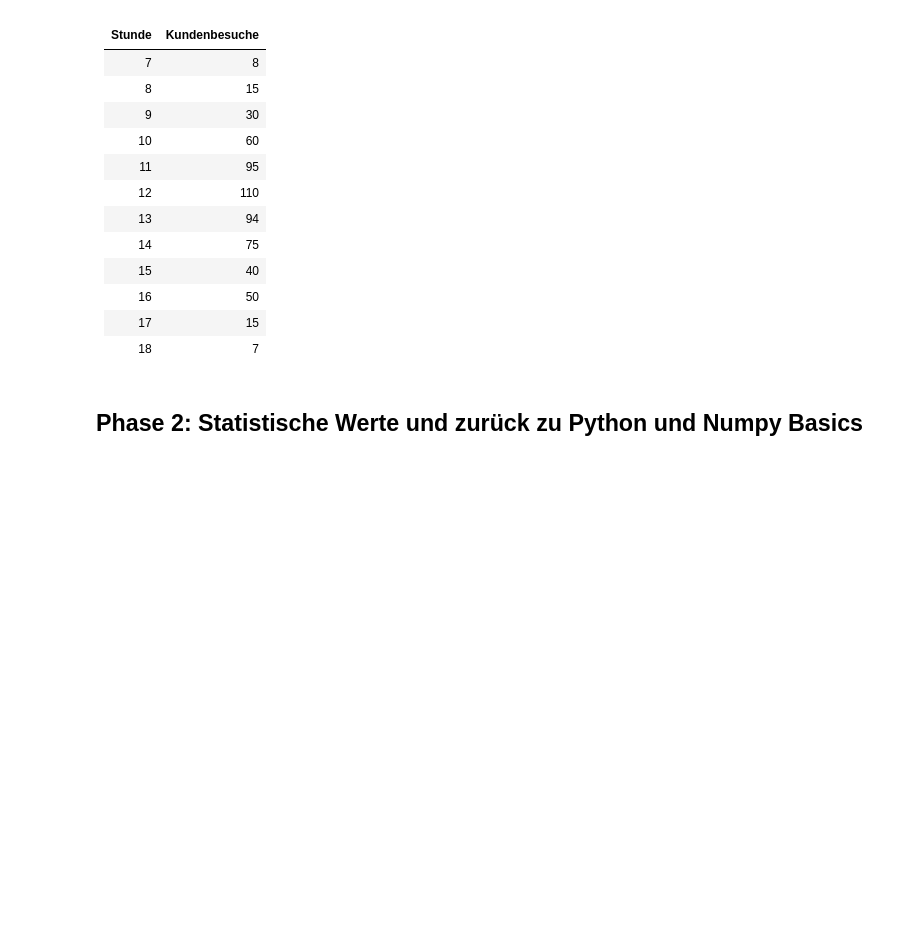
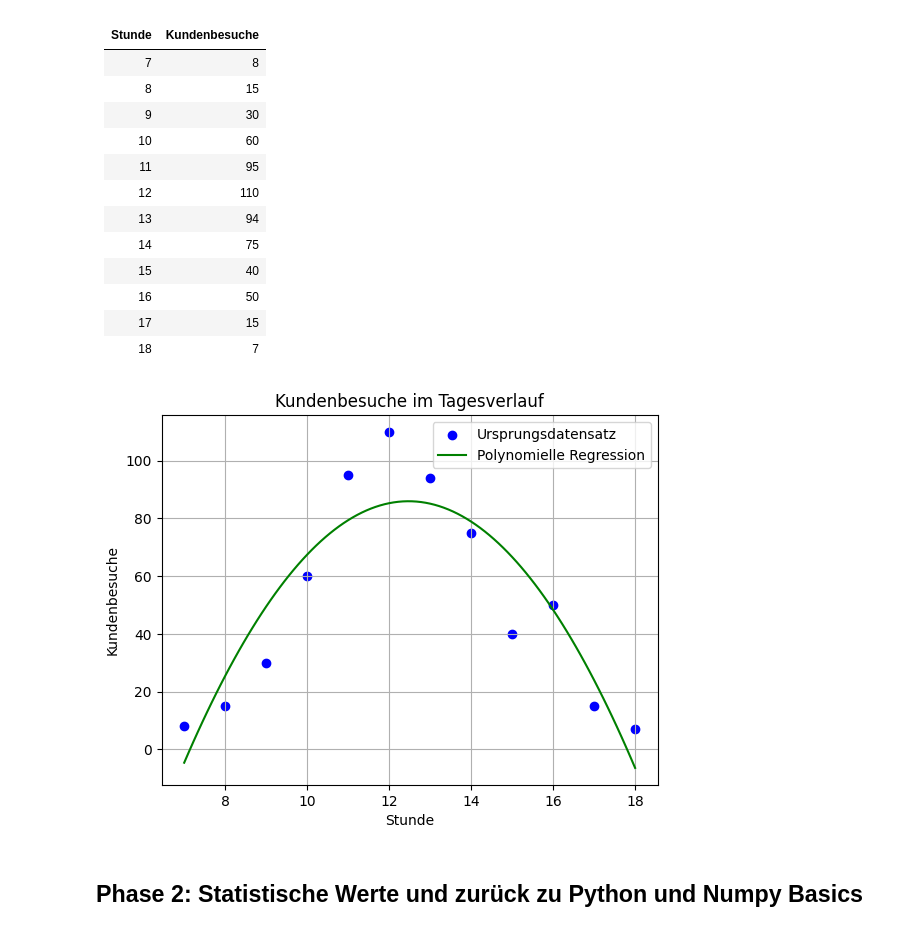
Before and after one commit to schaeferju/003_004, a Jupyter notebook: PythonGrundlagen_005/PythonGrundlagen_005.ipynb, the cells around one changed output. Cells and saved outputs as stored; diff of their text form; code cells hidden in the pictures; blank space fills up the shorter version.

```diff
--- a/PythonGrundlagen_005/PythonGrundlagen_005.ipynb
+++ b/PythonGrundlagen_005/PythonGrundlagen_005.ipynb
@@ -183,3 +166,48 @@ Verwenden Sie sklearn, um eine lineare und eine polynomielle Regression durchzuf
+# %%
+# --- Polynomielle Regression: Kundenbesuche waehrend eines Tages ---
+
+
+# Import benötigter Bibiliotheken
+import numpy as np
+import matplotlib.pyplot as plt
+from sklearn.linear_model import LinearRegression
+from sklearn.preprocessing import PolynomialFeatures
+
+# Numpy arrays fuer Daten
+x = np.array([7, 8, 9, 10, 11, 12, 13, 14, 15, 16, 17, 18]).reshape(-1, 1)
+y = np.array([8, 15, 30, 60, 95, 110, 94, 75, 40, 50, 15, 7])
+
+# Plot der originalen Datenpunkte
+plt.scatter(x , y, color = 'blue', label = 'Ursprungsdatensatz')
+
+# Features erweitern auf Features für Polynom x. Grades
+degree = 2
+poly = PolynomialFeatures(degree)
+x_poly = poly.fit_transform(x)
+
+# Lineare Regression auf die polynomiell erweiterten Daten anwenden
+model = LinearRegression()
+model.fit(x_poly, y)
+
+# Polynomdaten zum Plotten berechnen
+x_range = np.linspace(7,18,100).reshape(-1,1)
+x_range_poly = poly.transform(x_range)
+y_range_pred = model.predict(x_range_poly)
+
+# Plotten des Polynoms
+plt.plot(x_range, y_range_pred, color='green',label='Polynomielle Regression')
+
+plt.xlabel('Stunde')
+plt.ylabel('Kundenbesuche')
+plt.title('Kundenbesuche im Tagesverlauf')
+
+plt.legend()
+
+plt.grid(True)
+
+plt.show()
+# %% [output]
+[figure, added]
 # %% [markdown]
 ## Phase 2: Statistische Werte und zurück zu Python und Numpy Basics
 # %% [markdown]
```
Also changed, not shown: parts of 1 cell of this notebook.
